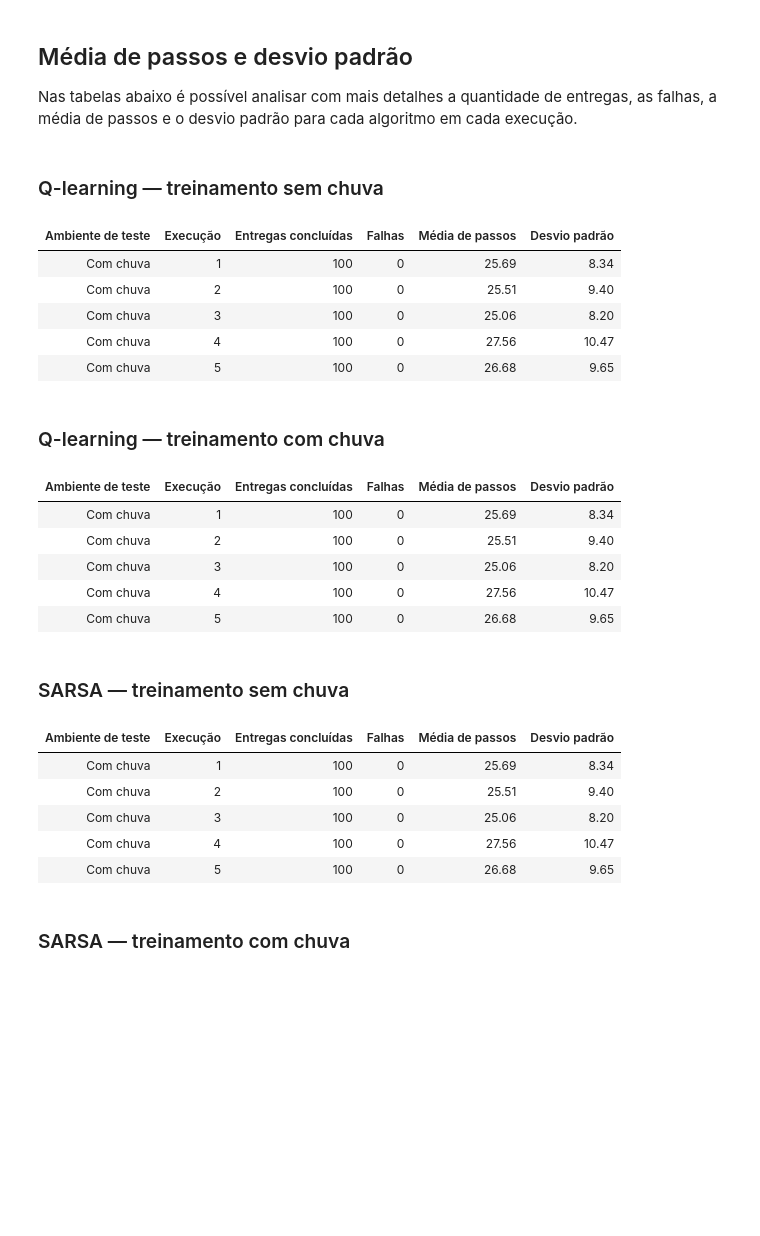
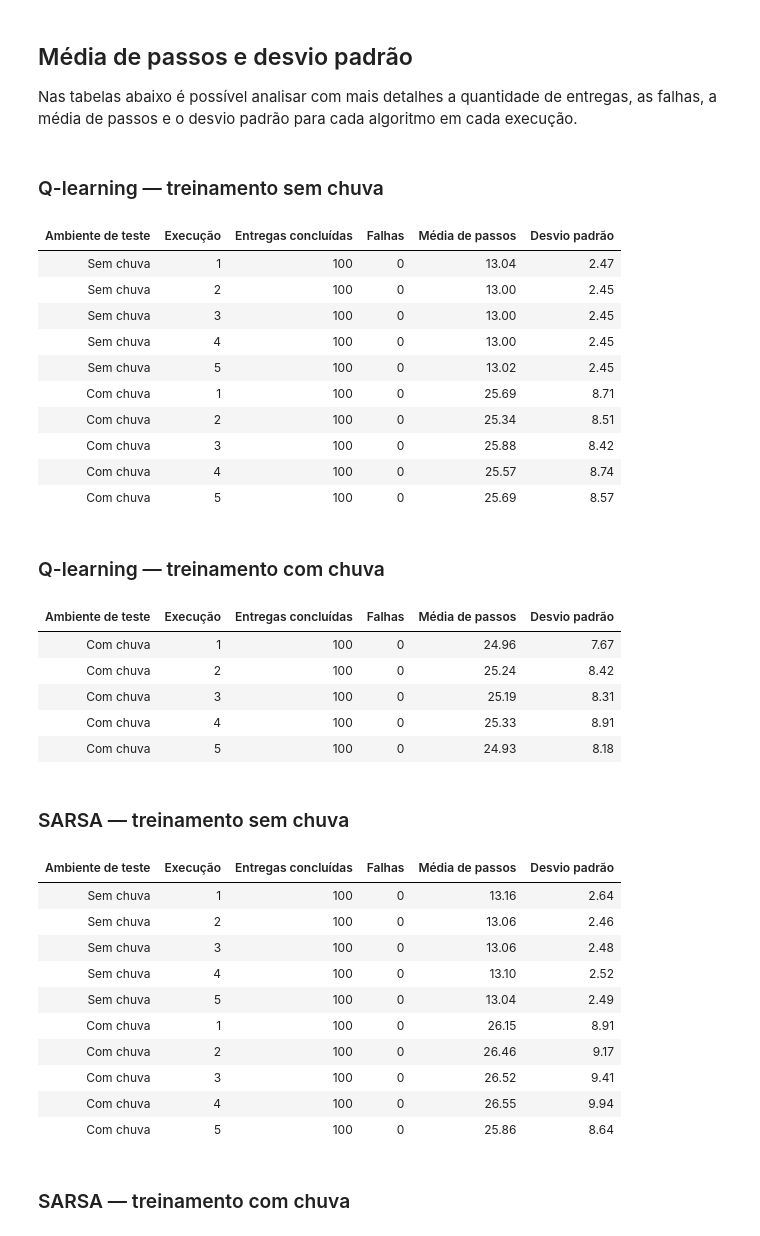
Before and after one commit to Maria-stars/Projeto2_IA_Robotica, a Jupyter notebook: Projeto2_Compacto/relatorio.ipynb, the cells around one changed output. Cells and saved outputs as stored; diff of their text form; code cells hidden in the pictures; blank space fills up the shorter version.

```diff
--- a/Projeto2_Compacto/relatorio.ipynb
+++ b/Projeto2_Compacto/relatorio.ipynb
@@ -147,6 +147,10 @@ grupos = [
 
 for algoritmo, treino, titulo in grupos:
 
+    grupo = resumo.loc[
+        (resumo["algoritmo"] == algoritmo) &
+        (resumo["treino"] == treino)
+    ].copy()
 
     # Primeiro os testes sem chuva, depois os testes com chuva.
     grupo["ordem_teste"] = grupo["teste"].map({
@@ -185,52 +189,62 @@ for algoritmo, treino, titulo in grupos:
             "Média de passos": "{:.2f}",
             "Desvio padrão": "{:.2f}"
         }, na_rep="—")
         .hide(axis="index")
         .set_properties(**{
             "text-align": "center",
             "padding": "8px 14px"
         })
         .set_table_styles([
             {
                 "selector": "th",
                 "props": [
                     ("background-color", "#24476b"),
                     ("color", "white"),
                     ("text-align", "center"),
                     ("padding", "10px")
                 ]
             },
             {
                 "selector": "tbody tr:nth-child(even)",
                 "props": [
                     ("background-color", "#edf2f7"),
                     ("color", "#172b4d")
                 ]
             }
         ])
     )
 # %% [output]
 ### Q-learning — treinamento sem chuva
 | Ambiente de teste | Execução | Entregas concluídas | Falhas | Média de passos | Desvio padrão |
-| Com chuva | 1 | 100 | 0 | 25.69 | 8.34 |
-| Com chuva | 2 | 100 | 0 | 25.51 | 9.40 |
-| Com chuva | 3 | 100 | 0 | 25.06 | 8.20 |
-| Com chuva | 4 | 100 | 0 | 27.56 | 10.47 |
-| Com chuva | 5 | 100 | 0 | 26.68 | 9.65 |
+| Sem chuva | 1 | 100 | 0 | 13.04 | 2.47 |
+| Sem chuva | 2 | 100 | 0 | 13.00 | 2.45 |
+| Sem chuva | 3 | 100 | 0 | 13.00 | 2.45 |
+| Sem chuva | 4 | 100 | 0 | 13.00 | 2.45 |
+| Sem chuva | 5 | 100 | 0 | 13.02 | 2.45 |
+| Com chuva | 1 | 100 | 0 | 25.69 | 8.71 |
+| Com chuva | 2 | 100 | 0 | 25.34 | 8.51 |
+| Com chuva | 3 | 100 | 0 | 25.88 | 8.42 |
+| Com chuva | 4 | 100 | 0 | 25.57 | 8.74 |
+| Com chuva | 5 | 100 | 0 | 25.69 | 8.57 |
 ### Q-learning — treinamento com chuva
 | Ambiente de teste | Execução | Entregas concluídas | Falhas | Média de passos | Desvio padrão |
-| Com chuva | 1 | 100 | 0 | 25.69 | 8.34 |
-| Com chuva | 2 | 100 | 0 | 25.51 | 9.40 |
-| Com chuva | 3 | 100 | 0 | 25.06 | 8.20 |
-| Com chuva | 4 | 100 | 0 | 27.56 | 10.47 |
-| Com chuva | 5 | 100 | 0 | 26.68 | 9.65 |
+| Com chuva | 1 | 100 | 0 | 24.96 | 7.67 |
+| Com chuva | 2 | 100 | 0 | 25.24 | 8.42 |
+| Com chuva | 3 | 100 | 0 | 25.19 | 8.31 |
+| Com chuva | 4 | 100 | 0 | 25.33 | 8.91 |
+| Com chuva | 5 | 100 | 0 | 24.93 | 8.18 |
 ### SARSA — treinamento sem chuva
 | Ambiente de teste | Execução | Entregas concluídas | Falhas | Média de passos | Desvio padrão |
-| Com chuva | 1 | 100 | 0 | 25.69 | 8.34 |
-| Com chuva | 2 | 100 | 0 | 25.51 | 9.40 |
-| Com chuva | 3 | 100 | 0 | 25.06 | 8.20 |
-| Com chuva | 4 | 100 | 0 | 27.56 | 10.47 |
-| Com chuva | 5 | 100 | 0 | 26.68 | 9.65 |
+| Sem chuva | 1 | 100 | 0 | 13.16 | 2.64 |
+| Sem chuva | 2 | 100 | 0 | 13.06 | 2.46 |
+| Sem chuva | 3 | 100 | 0 | 13.06 | 2.48 |
+| Sem chuva | 4 | 100 | 0 | 13.10 | 2.52 |
+| Sem chuva | 5 | 100 | 0 | 13.04 | 2.49 |
+| Com chuva | 1 | 100 | 0 | 26.15 | 8.91 |
+| Com chuva | 2 | 100 | 0 | 26.46 | 9.17 |
+| Com chuva | 3 | 100 | 0 | 26.52 | 9.41 |
+| Com chuva | 4 | 100 | 0 | 26.55 | 9.94 |
+| Com chuva | 5 | 100 | 0 | 25.86 | 8.64 |
 ### SARSA — treinamento com chuva
 | Ambiente de teste | Execução | Entregas concluídas | Falhas | Média de passos | Desvio padrão |
 | Com chuva | 1 | 100 | 0 | 25.69 | 8.34 |
```
Also changed, not shown: parts of 2 cells of this notebook.
